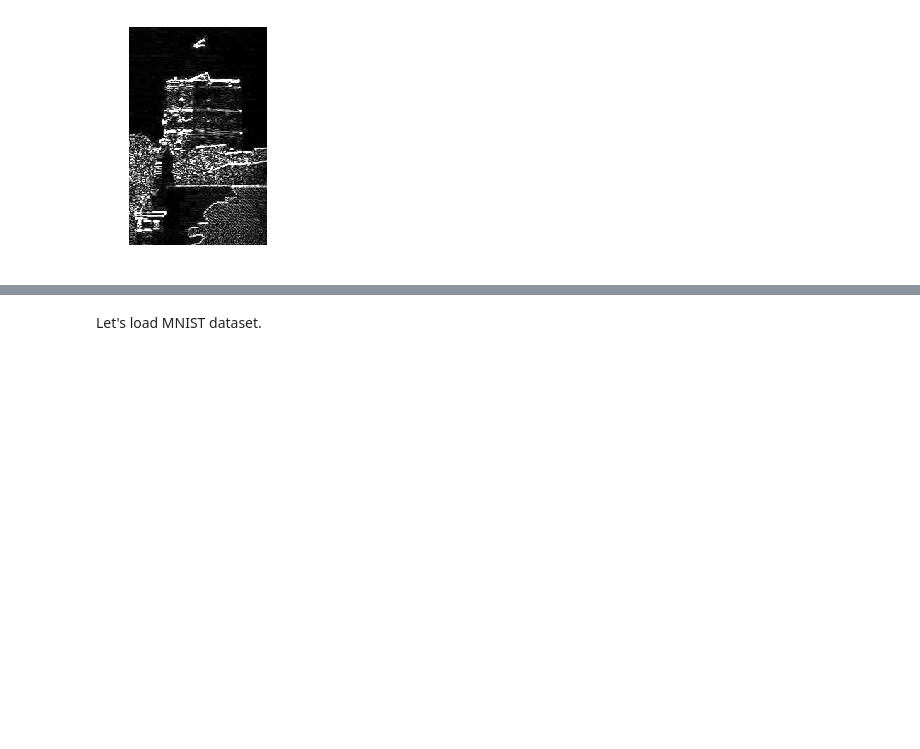
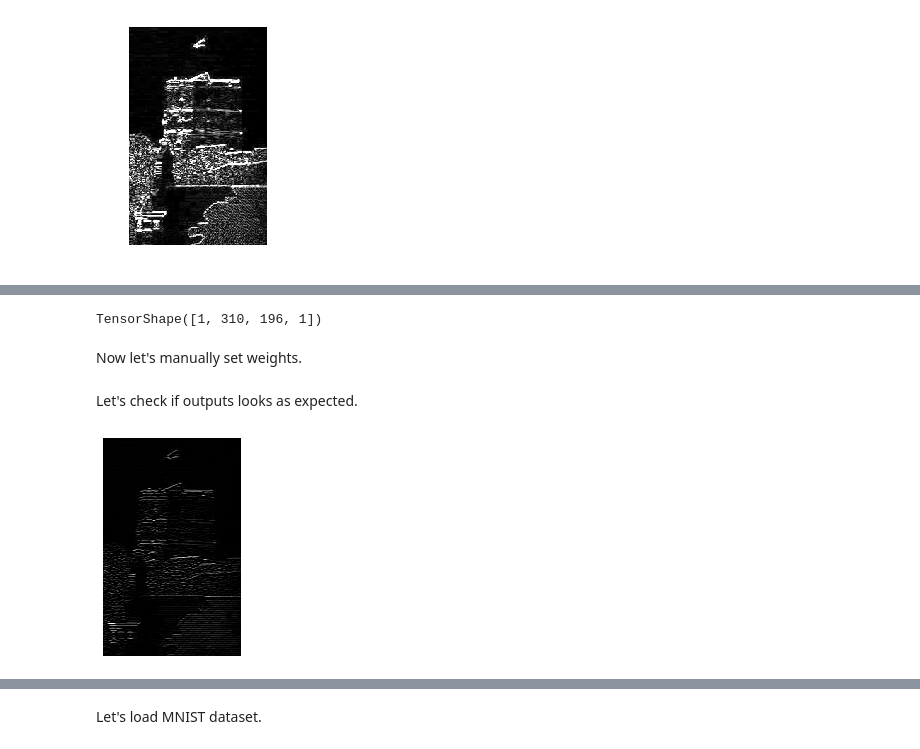
Before and after one commit to trokas/ai_primer, a Jupyter notebook: CNN.ipynb, the cells around one changed output, grey strips where cells are left out. Cells and saved outputs as stored; diff of their text form; code cells hidden in the pictures; blank space fills up the shorter version.

```diff
--- a/CNN.ipynb
+++ b/CNN.ipynb
@@ -93,3 +98,22 @@ plot(np.sqrt(apply_filter(X, F_horizontal)**2 + apply_filter(X, F_vertical)**2))
+# %%
+conv = Conv2D(filters=1, kernel_size=(3, 3), padding='VALID')
+conv(X[np.newaxis, :, :, np.newaxis].astype('float32')).shape
+# %% [output]
+TensorShape([1, 310, 196, 1])
+# %% [markdown]
+Now let's manually set weights.
+# %%
+F = np.array([[-1, -1, -1],
+              [ 2,  2,  2],
+              [-1, -1, -1]])
+
+conv.set_weights([F[:, :, np.newaxis, np.newaxis], np.array([0.])])
+# %% [markdown]
+Let's check if outputs looks as expected.
+# %%
+plot(conv(X[np.newaxis, :, :, np.newaxis].astype('float32'))[0, :, :, 0])
+# %% [output]
+[figure, added]
 # %% [markdown]
 ## CNN
 
```
Also changed, not shown: parts of 6 cells of this notebook, 1 other file.
